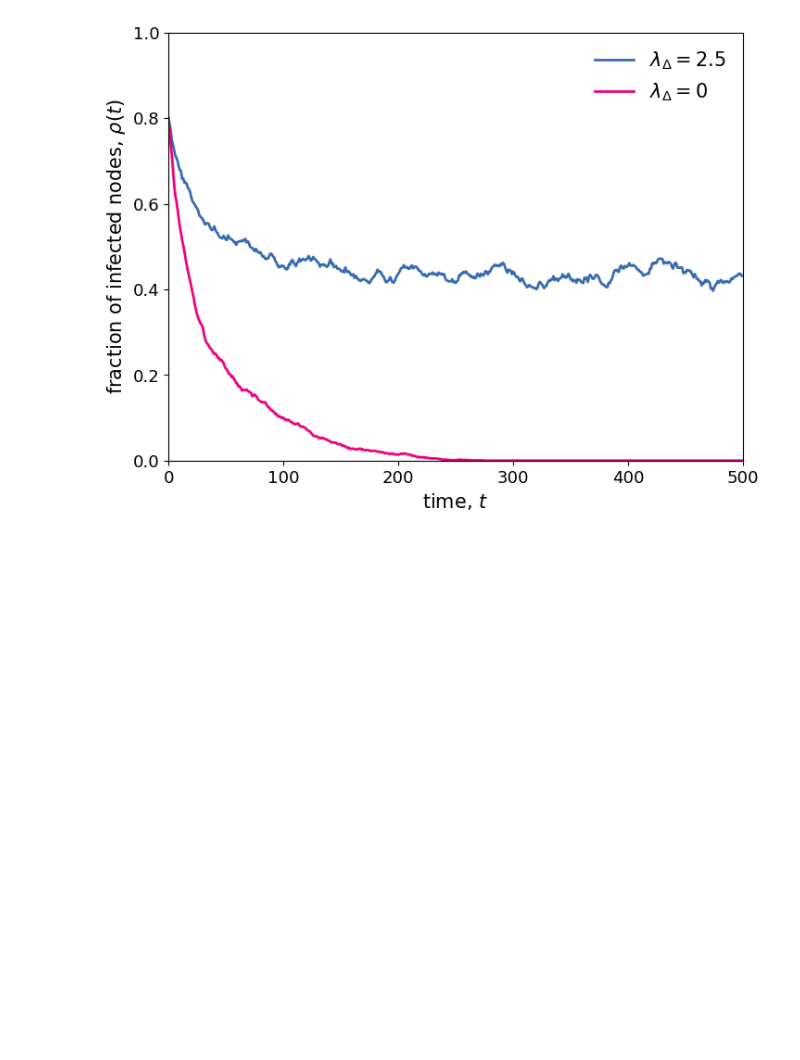
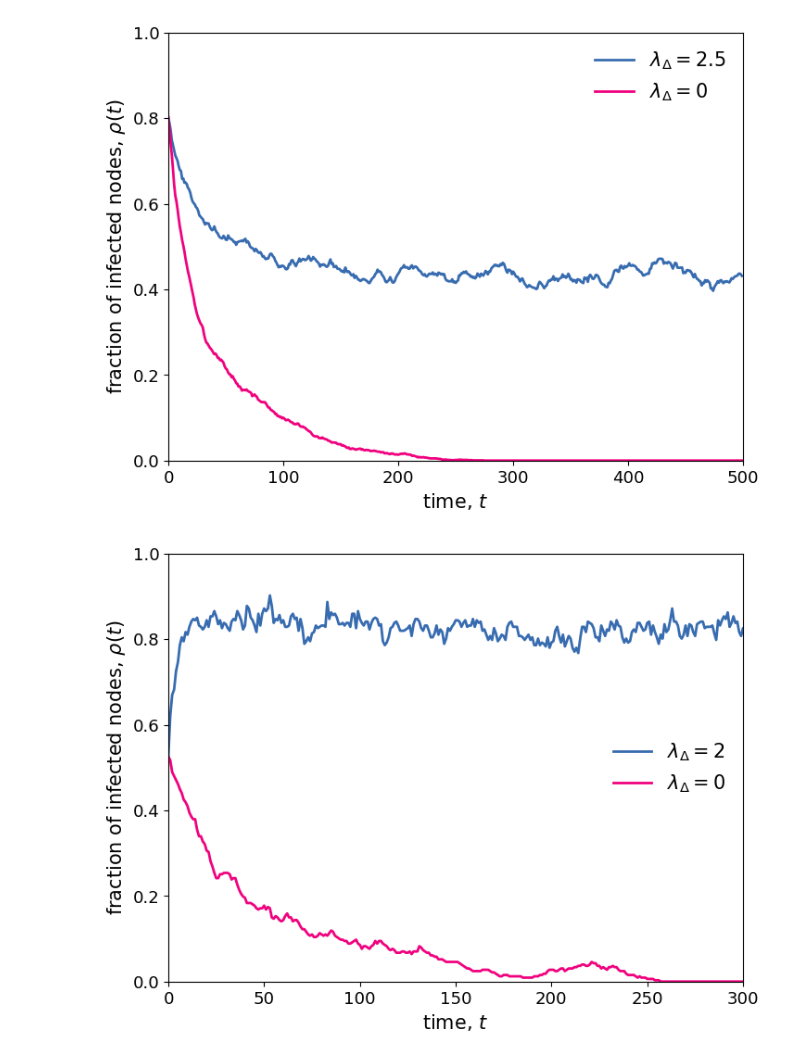
Before and after one commit to HGX-Team/hypergraphx, a Jupyter notebook: tutorials/simplicial_contagion.ipynb, the cells around one changed output. Cells and saved outputs as stored; diff of their text form; code cells hidden in the pictures; blank space fills up the shorter version.

```diff
--- a/tutorials/simplicial_contagion.ipynb
+++ b/tutorials/simplicial_contagion.ipynb
@@ -66,6 +66,44 @@ plt.show()
 # %%
 # We now simulate the process on a real-world system
 # We consider the face-to-face interactions occurring in a hospital ward
-high_school_hypergraph = load_hypergraph(file_name="../test_data/hs/hs.json", file_type="json")
+high_school_hypergraph = load_hypergraph(file_name="../test_data/hs/hs.pickle", file_type="pickle")
+high_school_hypergraph = high_school_hypergraph.get_edges(up_to=3) ### FIX SUBHYPERGRAPH
+high_school_hypergraph = Hypergraph(high_school_hypergraph)
 
-# aspettare codice di Fra per il filtering by order
+N = len(high_school_hypergraph.get_nodes())
+average_degrees = [np.average(list(high_school_hypergraph.degree_sequence(size).values())) for size in [2,3]]
+avg_k = average_degrees[0]
+avg_k_D = average_degrees[1]
+# %%
+# We set the contagion parameters and run the simulation with and without the simplicial term
+mu = 0.05
+beta = 0.5*mu/avg_k
+beta_D = 2*mu/avg_k_D
+
+I_0 = 1*(np.random.random(N)<0.5)
+T = 500
+
+rho_t_simplicial = simplicial_contagion(high_school_hypergraph, I_0, T, beta, beta_D, mu)
+rho_t_simple = simplicial_contagion(high_school_hypergraph, I_0, T, beta, 0, mu)
+# %%
+# We plot the results
+fig, ax = plt.subplots(figsize=(8, 6))
+
+ax.plot(range(T),rho_t_simplicial,
+        lw=2, c=plt.cm.Accent(4),
+        label="$\lambda_\Delta = 2$")
+ax.plot(range(T),rho_t_simple,
+        lw=2, c=plt.cm.Accent(5),
+        label="$\lambda_\Delta = 0$")
+
+ax.set_xlim(0,300)
+ax.set_ylim(0,1)
+ax.tick_params(axis='both', which='major', labelsize=13)
+
+ax.set_xlabel("time, $t$", fontsize=15)
+ax.set_ylabel("fraction of infected nodes, $\\rho(t)$", fontsize=15)
+ax.legend(fontsize=15, frameon=False)
+
+plt.show()
+# %% [output]
+[figure, added]
```
